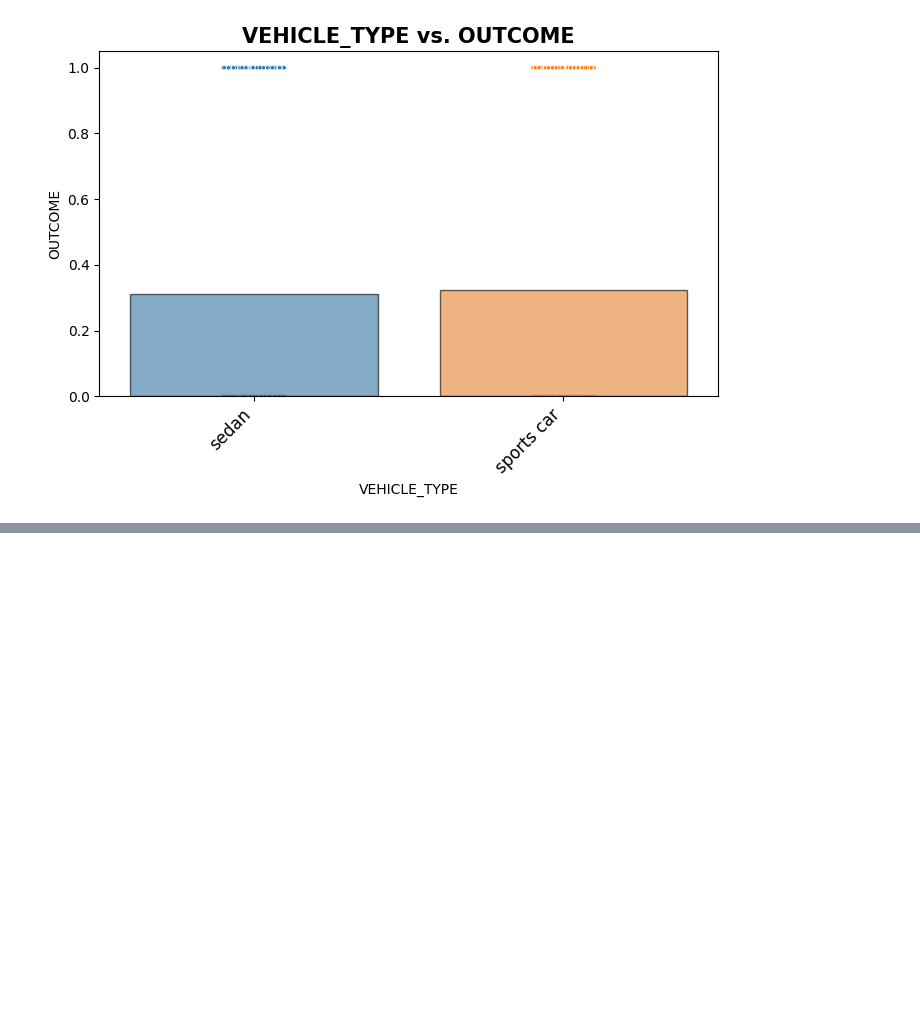
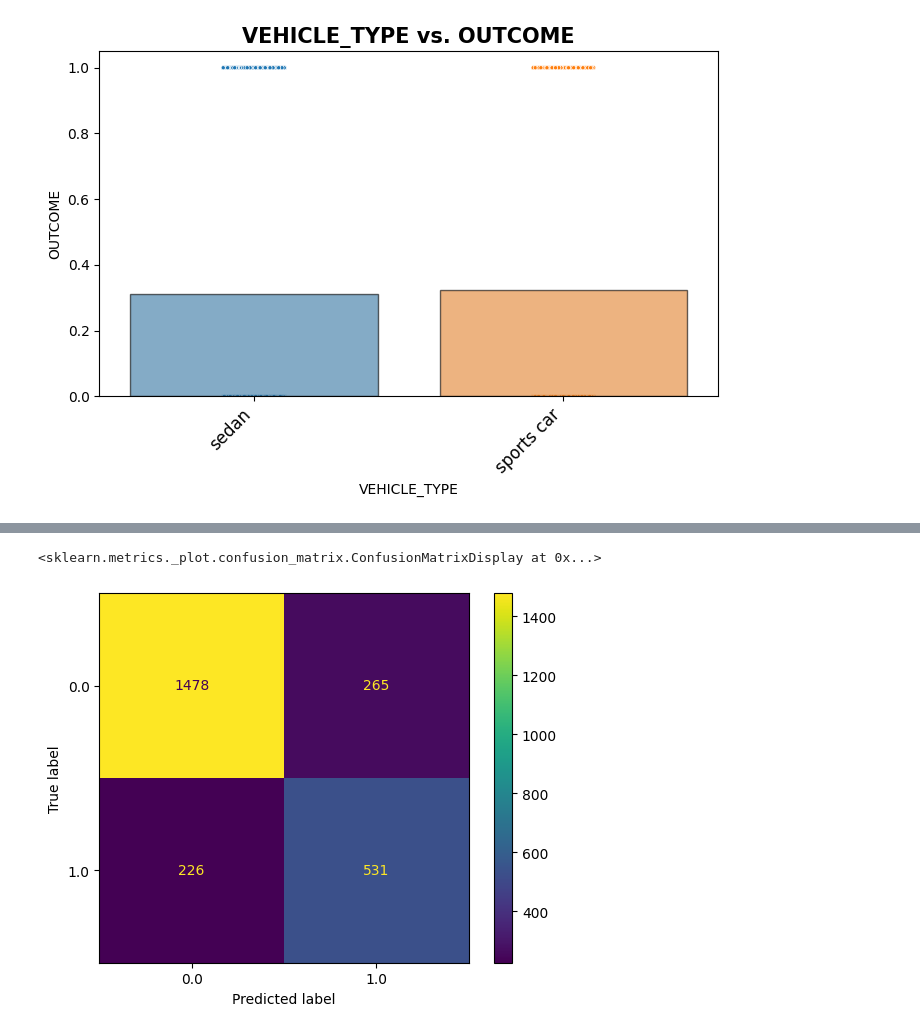
Before and after one commit to medayoubaziz/Car_insurance_predictions, a Jupyter notebook: Project_2.ipynb, the cells around one changed output, grey strips where cells are left out. Drawn from its saved outputs; the diff is of its cells as text; code cells hidden in the pictures; blank space fills up the shorter version.

```diff
--- a/Project_2.ipynb
+++ b/Project_2.ipynb
@@ -802,0 +540,2 @@ stroke_df.describe().round(2)
+# %%
+X_test = transformer.fit_transform(X_test)
@@ -802,0 +562,8 @@ stroke_df.describe().round(2)
+# %%
+model1 = DecisionTreeClassifier()
+model2 = KNeighborsClassifier()
+model3 = LogisticRegression()
+from sklearn.decomposition import PCA
+pca = PCA(n_components=.95)
+X_train_pca = pca.fit_transform(X_train)
+X_test_pca = pca.fit_transform(X_test)
@@ -802,0 +572,2 @@ stroke_df.describe().round(2)
+# %%
+model1.fit(X_train,y_train)
@@ -802,0 +576,7 @@ stroke_df.describe().round(2)
+# %%
+model1_train_preds = model1.predict(X_train)
+model1_test_preds = model1.predict(X_test)
+print("The classification report of the train set :")
+print(classification_report(y_train,model1_train_preds))
+print("The classification report of the test set :")
+print(classification_report(y_test,model1_test_preds))
@@ -802,0 +603,5 @@ stroke_df.describe().round(2)
+# %%
+ConfusionMatrixDisplay.from_predictions(y_test,model1_test_preds)
+# %% [output]
+<sklearn.metrics._plot.confusion_matrix.ConfusionMatrixDisplay at 0x...>
+[figure, added]
```
Also changed, not shown: parts of 85 cells of this notebook.
